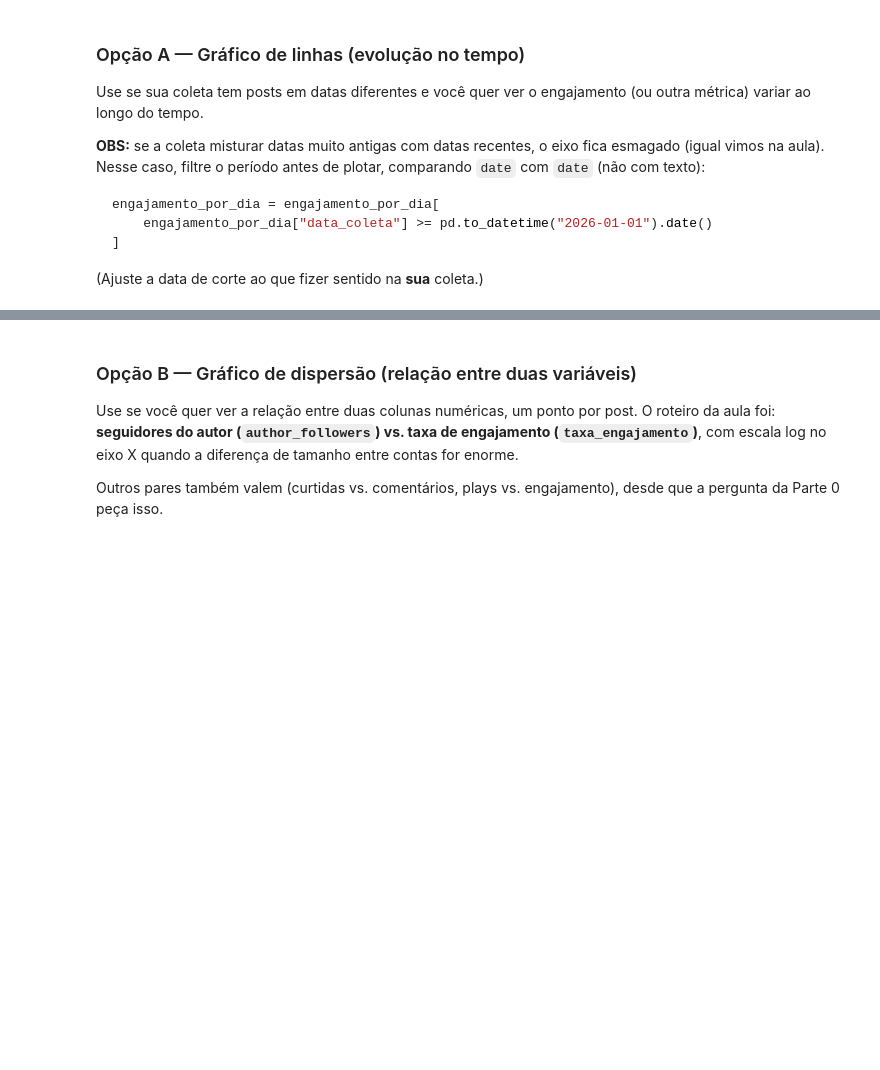
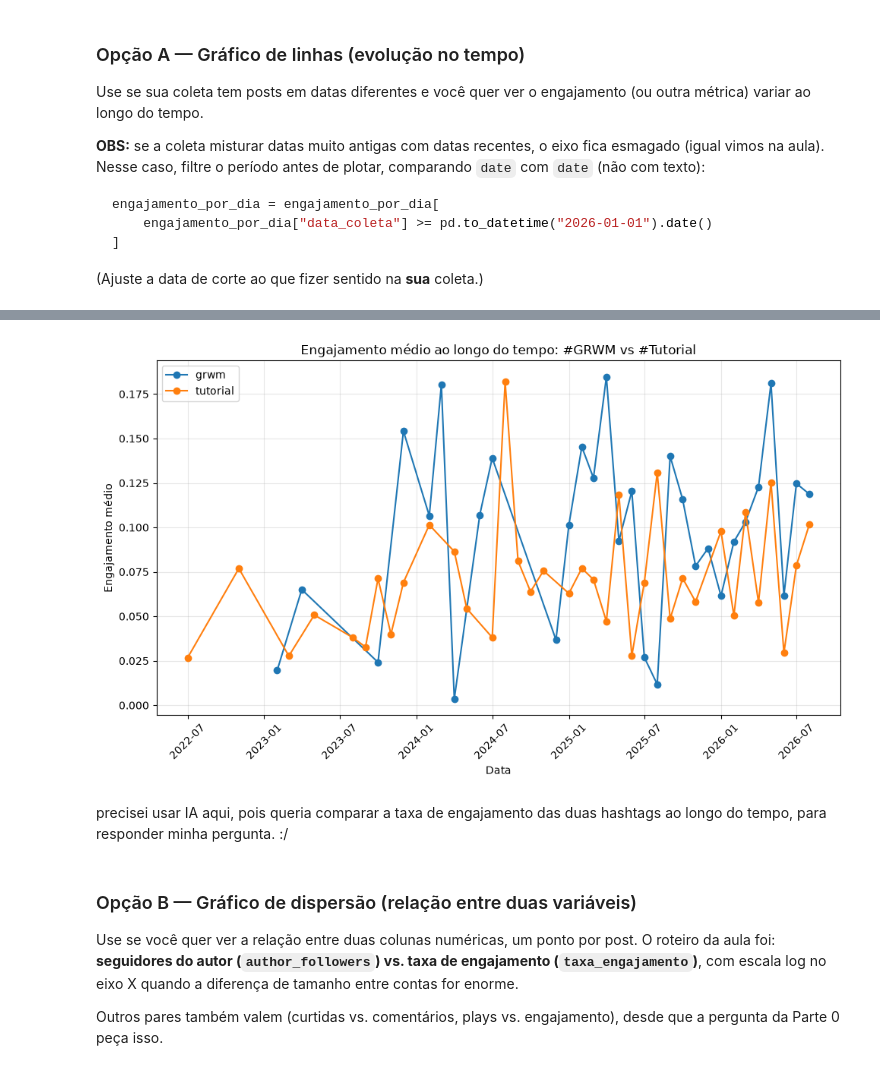
Before and after one commit to juliacereja/extracao-dados-trabalhos-juliacereja, a Jupyter notebook: projetos/06-vizualizacao-storytelling/06-visualizacao-storytelling/exercicios/exercicio-06-visualizacao-storytelling.ipynb, the cells around one changed output, grey strips where cells are left out. Drawn from its saved outputs; the diff is of its cells as text; code cells hidden in the pictures; blank space fills up the shorter version.

Commit message:
gráficos aula 6

```diff
--- a/projetos/06-vizualizacao-storytelling/06-visualizacao-storytelling/exercicios/exercicio-06-visualizacao-storytelling.ipynb
+++ b/projetos/06-vizualizacao-storytelling/06-visualizacao-storytelling/exercicios/exercicio-06-visualizacao-storytelling.ipynb
@@ -158,0 +155,70 @@ engajamento_por_dia = engajamento_por_dia[
+# %%
+import pandas as pd
+import matplotlib.pyplot as plt
+
+# Remover posts sem visualizações
+df_hashtags = df_hashtags[df_hashtags["plays"] > 0].copy()
+
+# Calcular taxa de engajamento
+df_hashtags["taxa_engajamento"] = (
+    df_hashtags["likes"]
+    + df_hashtags["comments"]
+    + df_hashtags["shares"]
+) / df_hashtags["plays"]
+
+# Converter timestamp para data
+df_hashtags["timestamp"] = pd.to_datetime(
+    df_hashtags["timestamp"]
+)
+
+# Criar coluna de mês
+df_hashtags["mes"] = (
+    df_hashtags["timestamp"]
+    .dt.to_period("M")
+    .dt.to_timestamp()
+)
+
+# Selecionar somente GRWM e Tutorial
+comparacao = df_hashtags[
+    df_hashtags["hashtags"].isin(["grwm", "tutorial"])
+].copy()
+
+# Calcular engajamento médio por mês
+resumo_tempo = (
+    comparacao
+    .groupby(["mes", "hashtags"])["taxa_engajamento"]
+    .mean()
+    .reset_index()
+)
+
+# Mostrar os dados antes do gráfico
+print(resumo_tempo)
+
+# Criar gráfico
+plt.figure(figsize=(10, 6))
+
+for hashtag in ["grwm", "tutorial"]:
+
+    dados = resumo_tempo[
+        resumo_tempo["hashtags"] == hashtag
+    ].sort_values("mes")
+
+    plt.plot(
+        dados["mes"],
+        dados["taxa_engajamento"],
+        marker="o",
+        label=hashtag
+    )
+
+plt.title("Engajamento médio ao longo do tempo: #GRWM vs #Tutorial")
+plt.xlabel("Data")
+plt.ylabel("Engajamento médio")
+
+plt.legend()
+plt.grid(alpha=0.3)
+
+plt.xticks(rotation=45)
+plt.tight_layout()
+
+plt.show()
+# %% [output]
@@ -159,3 +239,6 @@ engajamento_por_dia = engajamento_por_dia[
+[figure, added]
+# %% [markdown]
+precisei usar IA aqui, pois queria comparar a taxa de engajamento das duas hashtags ao longo do tempo, para responder minha pergunta. :/
 # %% [markdown]
 ### Opção B — Gráfico de dispersão (relação entre duas variáveis)
 
```
Also changed, not shown: parts of 7 cells of this notebook, 1 other file.
